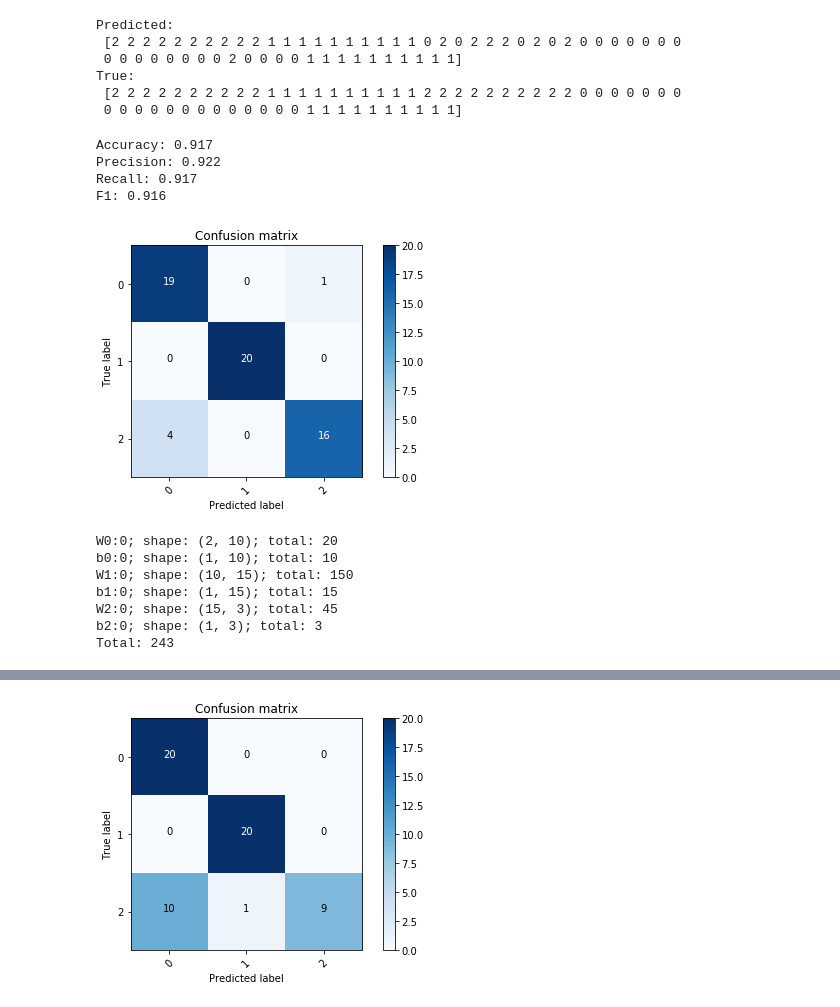
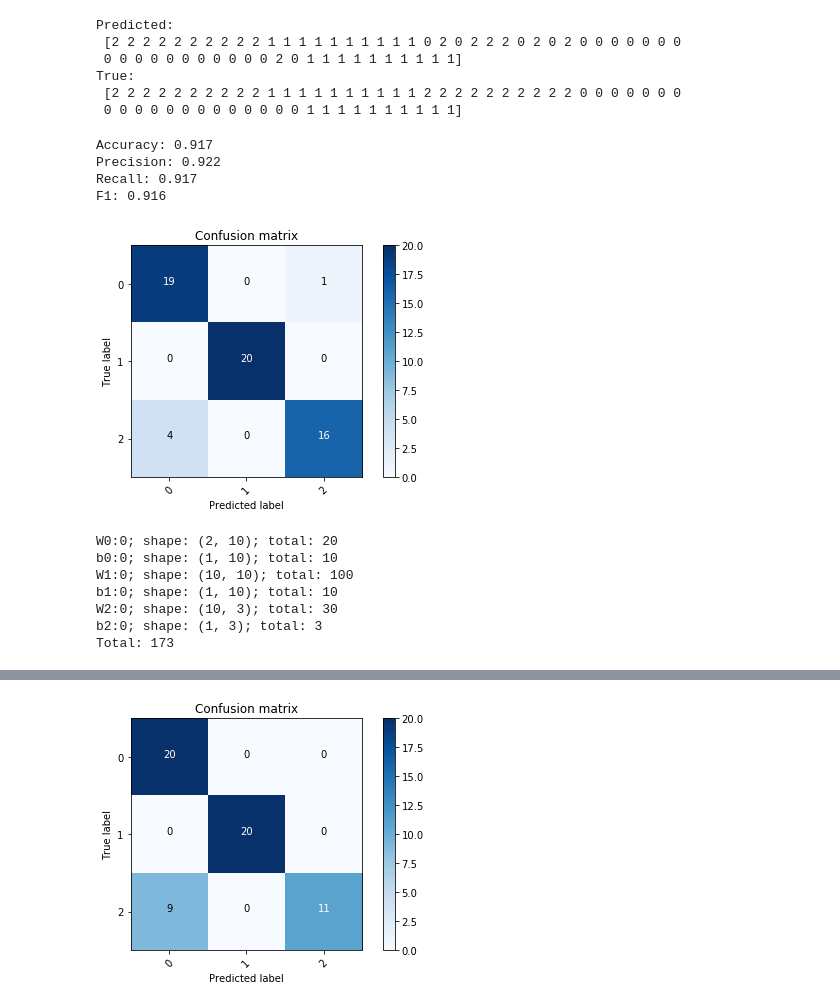
Before and after one commit to dreyus95/DL_labs, a Jupyter notebook: DL_1_lab/tf_deep.ipynb, the cells around one changed output, grey strips where cells are left out. Drawn from its saved outputs; the diff is of its cells as text; code cells hidden in the pictures.

```diff
--- a/DL_1_lab/tf_deep.ipynb
+++ b/DL_1_lab/tf_deep.ipynb
@@ -141,3 +144,10 @@ X, Y_ = data.sample_gmm_2d(DISTRIBUTIONS, CLASSES, NUM_EXAMPLES)
 # %%
 Yoh_ = Y_.reshape(-1)
 Yoh_ = np.eye(CLASSES)[Yoh_]
+# %%
+shape = [2,CLASSES]
+
+tfdeep = TFDeep(shape, param_delta=0.01, param_lambda=0.01)
+count_params()
+tfdeep.train(X, Yoh_, 20000)
+probs = tfdeep.eval(X)
@@ -143,0 +190,6 @@ Yoh_ = np.eye(CLASSES)[Yoh_]
+# %%
+shape2 = [2, 10, CLASSES]
+
+tfdeep2 = TFDeep(shape2, param_delta=0.01, param_lambda=0.01)
+tfdeep2.train(X, Yoh_, 20000)
+probs2 = tfdeep2.eval(X)
@@ -144,7 +238,7 @@ Yoh_ = np.eye(CLASSES)[Yoh_]
 # %%
-shape = [2, 10, 15,CLASSES]
+shape3 = [2, 10, 10, CLASSES]
 
-tfdeep = TFDeep(shape, param_delta=0.01, param_lambda=0.01)
+tfdeep3 = TFDeep(shape3, param_delta=0.01, param_lambda=0.01)
 # %%
-tfdeep.train(X, Yoh_, 20000)
+tfdeep3.train(X, Yoh_, 20000)
 # %% [output]
@@ -168,16 +262,16 @@ tfdeep.train(X, Yoh_, 20000)
 # %%
-probs = tfdeep.eval(X)
-print("Predicted:\n", np.argmax(probs, axis=1))
+probs3 = tfdeep3.eval(X)
+print("Predicted:\n", np.argmax(probs3, axis=1))
 print("True:\n",Y_.flatten())
 # %% [output]
 Predicted:
  [2 2 2 2 2 2 2 2 2 2 1 1 1 1 1 1 1 1 1 1 0 2 0 2 2 2 0 2 0 2 0 0 0 0 0 0 0
- 0 0 0 0 0 0 0 0 2 0 0 0 0 1 1 1 1 1 1 1 1 1 1]
+ 0 0 0 0 0 0 0 0 0 0 0 2 0 1 1 1 1 1 1 1 1 1 1]
 True:
  [2 2 2 2 2 2 2 2 2 2 1 1 1 1 1 1 1 1 1 1 2 2 2 2 2 2 2 2 2 2 0 0 0 0 0 0 0
  0 0 0 0 0 0 0 0 0 0 0 0 0 1 1 1 1 1 1 1 1 1 1]
 # %%
-tfdeep.eval_perf(np.argmax(probs, axis=1), np.argmax(Yoh_, axis=1))
+tfdeep3.eval_perf(np.argmax(probs3, axis=1), np.argmax(Yoh_, axis=1))
 count_params()
 # %% [output]
 Accuracy: 0.917
@@ -187,13 +281,13 @@ F1: 0.916
 [figure]
 W0:0; shape: (2, 10); total: 20
 b0:0; shape: (1, 10); total: 10
-W1:0; shape: (10, 15); total: 150
-b1:0; shape: (1, 15); total: 15
-W2:0; shape: (15, 3); total: 45
+W1:0; shape: (10, 10); total: 100
+b1:0; shape: (1, 10); total: 10
+W2:0; shape: (10, 3); total: 30
 b2:0; shape: (1, 3); total: 3
-Total: 243
+Total: 173
 # %%
-tfdeep_sigm = TFDeep(shape, param_delta=0.01, param_lambda=0.01, activation=tf.nn.sigmoid)
+tfdeep_sigm = TFDeep(shape3, param_delta=0.01, param_lambda=0.01, activation=tf.nn.sigmoid)
 tfdeep_sigm.train(X, Yoh_, 20000)
 probs_sigm = tfdeep_sigm.eval(X)
 tfdeep_sigm.eval_perf(np.argmax(probs_sigm, axis=1), np.argmax(Yoh_, axis=1))
@@ -218 +312 @@ F1: 0.799
-[figure, old version]
+[figure, new version]
```
Also changed, not shown: parts of 20 cells of this notebook, 3 other files.
